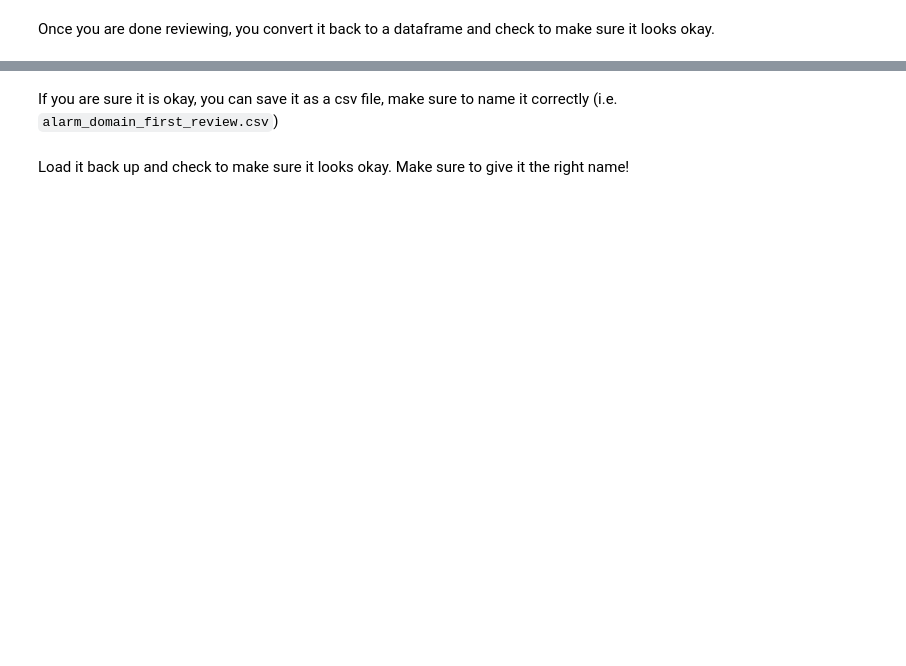
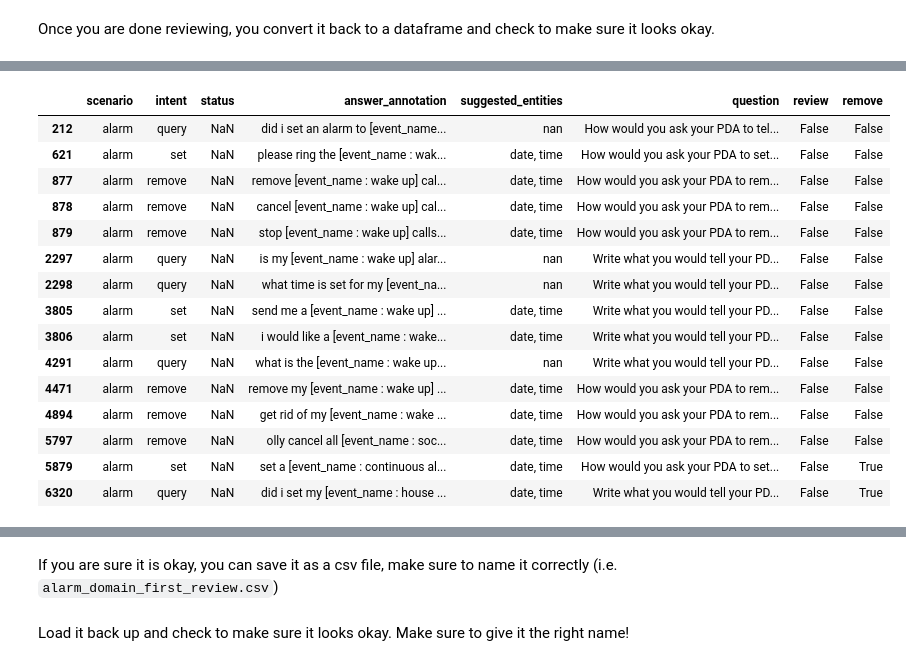
Before and after one commit to secretsauceai/NLU-engine-prototype-benchmarks, a Jupyter notebook: clean_dataset.ipynb, the cells around one changed output, grey strips where cells are left out. Drawn from its saved outputs; the diff is of its cells as text; code cells hidden in the pictures; blank space fills up the shorter version.

```diff
--- a/clean_dataset.ipynb
+++ b/clean_dataset.ipynb
@@ -149,0 +282,19 @@ reviwed_scenario_df.tail(50)
+# %%
+reviewed_scenario_df
+# %% [output]
+|  | scenario | intent | status | answer_annotation | suggested_entities | question | review | remove |
+| 212 | alarm | query | NaN | did i set an alarm to [event_name... | nan | How would you ask your PDA to tel... | False | False |
+| 621 | alarm | set | NaN | please ring the [event_name : wak... | date, time | How would you ask your PDA to set... | False | False |
+| 877 | alarm | remove | NaN | remove [event_name : wake up] cal... | date, time | How would you ask your PDA to rem... | False | False |
+| 878 | alarm | remove | NaN | cancel [event_name : wake up] cal... | date, time | How would you ask your PDA to rem... | False | False |
+| 879 | alarm | remove | NaN | stop [event_name : wake up] calls... | date, time | How would you ask your PDA to rem... | False | False |
+| 2297 | alarm | query | NaN | is my [event_name : wake up] alar... | nan | Write what you would tell your PD... | False | False |
+| 2298 | alarm | query | NaN | what time is set for my [event_na... | nan | Write what you would tell your PD... | False | False |
+| 3805 | alarm | set | NaN | send me a [event_name : wake up] ... | date, time | Write what you would tell your PD... | False | False |
+| 3806 | alarm | set | NaN | i would like a [event_name : wake... | date, time | Write what you would tell your PD... | False | False |
+| 4291 | alarm | query | NaN | what is the [event_name : wake up... | nan | Write what you would tell your PD... | False | False |
+| 4471 | alarm | remove | NaN | remove my [event_name : wake up] ... | date, time | How would you ask your PDA to rem... | False | False |
+| 4894 | alarm | remove | NaN | get rid of my [event_name : wake ... | date, time | How would you ask your PDA to rem... | False | False |
+| 5797 | alarm | remove | NaN | olly cancel all [event_name : soc... | date, time | How would you ask your PDA to rem... | False | False |
+| 5879 | alarm | set | NaN | set a [event_name : continuous al... | date, time | How would you ask your PDA to set... | False | True |
+| 6320 | alarm | query | NaN | did i set my [event_name : house ... | date, time | Write what you would tell your PD... | False | True |
```
Also changed, not shown: parts of 32 cells of this notebook, 1 other file.
